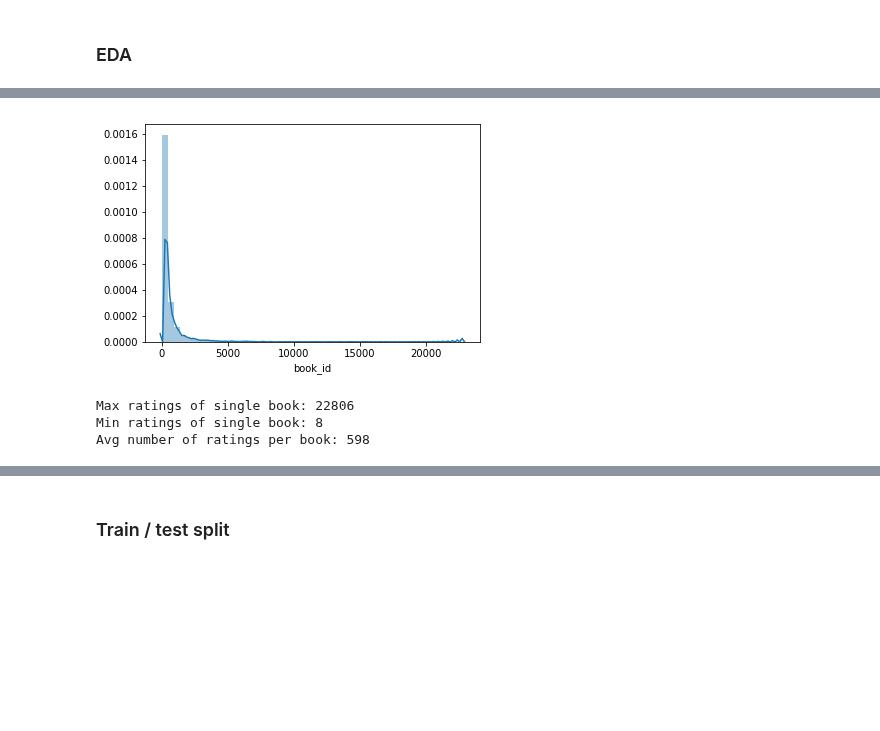
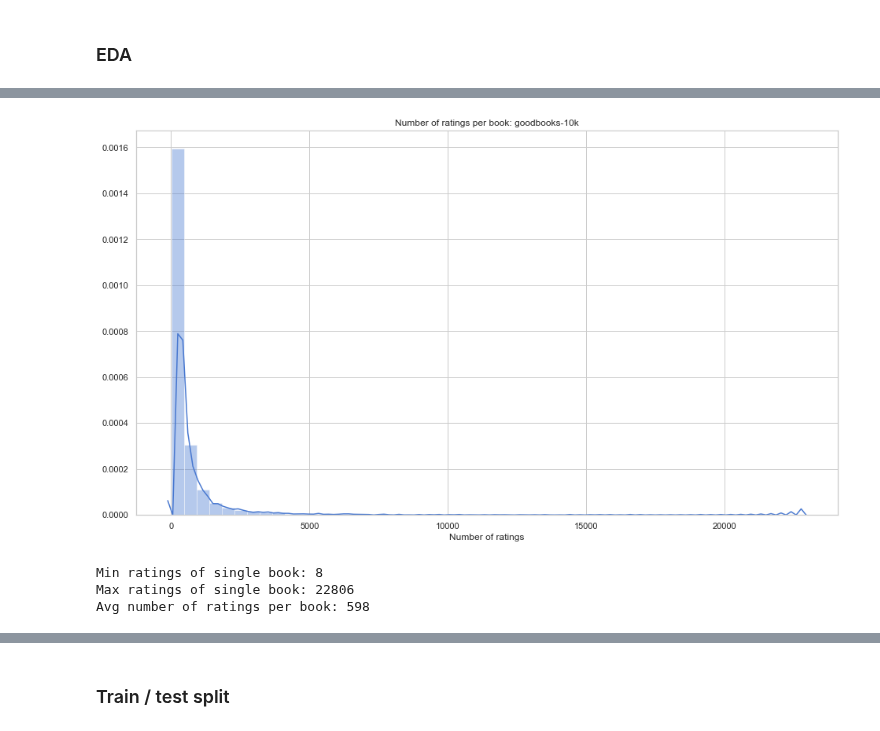
Before and after one commit to James-Leslie/deep-collaborative-filtering, a Jupyter notebook: data/train_test_goodbooks10k.ipynb, the cells around one changed output, grey strips where cells are left out. Drawn from its saved outputs; the diff is of its cells as text; code cells hidden in the pictures; blank space fills up the shorter version.

```diff
--- a/data/train_test_goodbooks10k.ipynb
+++ b/data/train_test_goodbooks10k.ipynb
@@ -54,5 +184,8 @@ df.head()
 # %% [markdown]
 ### EDA
+# %%
+sns.set(style='whitegrid', palette='muted',
+        rc={'figure.figsize': (16,9)})
 # %%
 user_counts = df['user_id'].value_counts()
 
@@ -78,24 +213,26 @@ Avg number of ratings per user: 112
 # %%
 book_counts = df['book_id'].value_counts()
 
 sns.distplot(book_counts)
+plt.title('Number of ratings per book: goodbooks-10k')
+plt.xlabel('Number of ratings')
 plt.show()
+
+# book with fewest ratings
+print('Min ratings of single book:',
+      book_counts.min())
 
 # book with most ratings
 print('Max ratings of single book:',
       book_counts.max())
 
-# book with fewest ratings
-print('Min ratings of single book:',
-      book_counts.min())
-
 # average number of ratings per book
 print('Avg number of ratings per book:',
       round(book_counts.mean()))
 # %% [output]
-[figure, old version]
+[figure, new version]
+Min ratings of single book: 8
 Max ratings of single book: 22806
-Min ratings of single book: 8
 Avg number of ratings per book: 598
 # %%
 sns.distplot(df['rating'].values, kde=False, bins=5)
```
Also changed, not shown: parts of 26 cells of this notebook, 5 other files.
